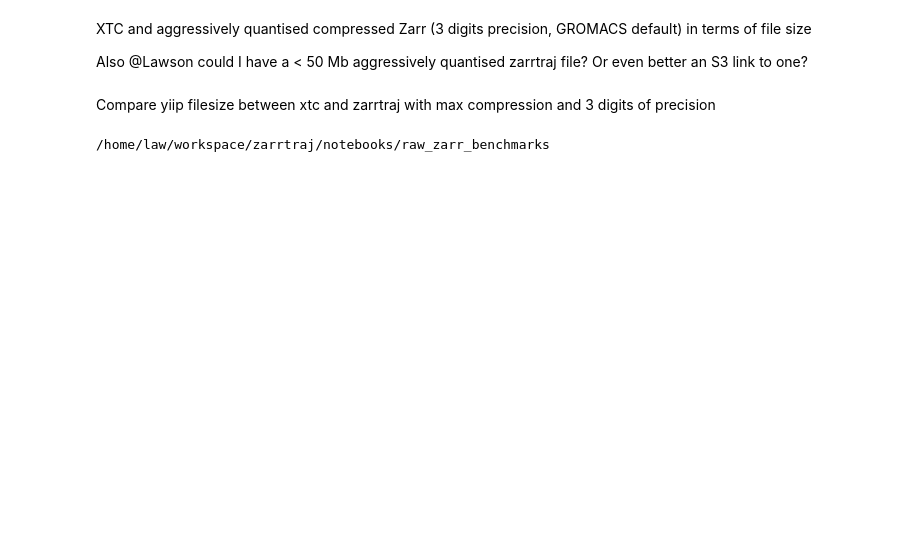
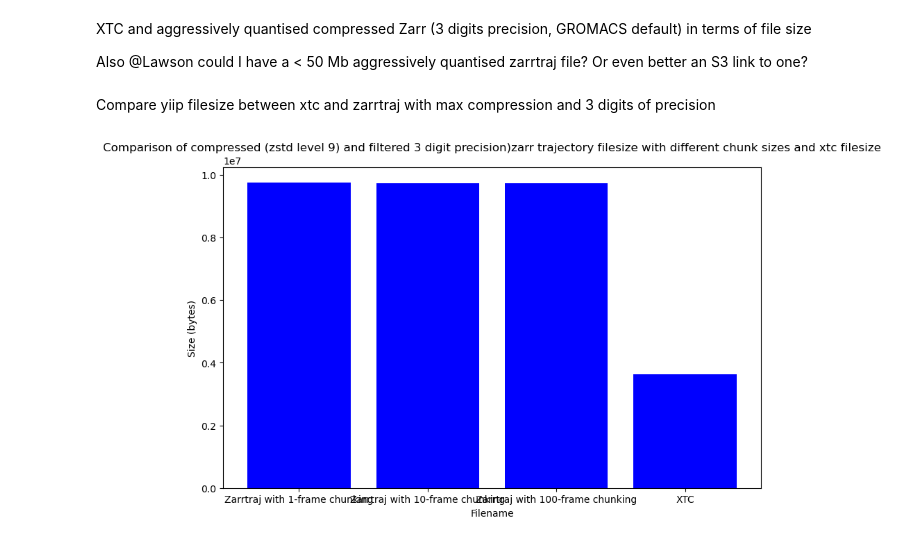
Before and after one commit to Becksteinlab/zarrtraj, a Jupyter notebook: notebooks/raw_zarr_benchmarks/filesize_compressed_filtered.ipynb, the cells around one changed output. Cells and saved outputs as stored; diff of their text form; code cells hidden in the pictures; blank space fills up the shorter version.

```diff
--- a/notebooks/raw_zarr_benchmarks/filesize_compressed_filtered.ipynb
+++ b/notebooks/raw_zarr_benchmarks/filesize_compressed_filtered.ipynb
@@ -21,32 +21,56 @@ import time
 u_yiip = mda.Universe("../notebook_data_tmp/yiip_equilibrium/YiiP_system.pdb", "../notebook_data_tmp/yiip_equilibrium/YiiP_system_90ns_center.xtc")
 
 # Write to zarrtraj with (1, n_atoms, 3) chunks
-filters = [numcodecs.Quantize(digits=3)]
-compressor = numcodecs.Blosc(cname='zstd', clevel=9, chunks=(1, u_yiip.trajectory.n_atoms, 3))
-with mda.Writer("../notebook_data_tmp/yiip_1_frame.zarrtraj", n_frames=u_yiip.trajectory.n_frames, chunks=(1, u_yiip.trajectory.n_atoms, 3),
+filters = [numcodecs.Quantize(digits=3, dtype='f4')]
+compressor = numcodecs.Blosc(cname='zstd', clevel=9)
+with mda.Writer("../notebook_data_tmp/filesize_benchmarks/yiip_1_frame.zarrtraj", u_yiip.trajectory.n_atoms,
+                n_frames=u_yiip.trajectory.n_frames, chunks=(1, u_yiip.trajectory.n_atoms, 3),
                 compressor=compressor, filters=filters) as w:
     for ts in u_yiip.trajectory:
         w.write(u_yiip)
 
 # Write to zarrtraj with (10, n_atoms, 3) chunks
-filters = [numcodecs.Quantize(digits=3)]
-compressor = numcodecs.Blosc(cname='zstd', clevel=9, chunks=(10, u_yiip.trajectory.n_atoms, 3))
-with mda.Writer("../notebook_data_tmp/yiip_1_frame.zarrtraj", n_frames=u_yiip.trajectory.n_frames, chunks=(10, u_yiip.trajectory.n_atoms, 3),
+with mda.Writer("../notebook_data_tmp/filesize_benchmarks/yiip_10_frame.zarrtraj", u_yiip.trajectory.n_atoms,
+                n_frames=u_yiip.trajectory.n_frames, chunks=(10, u_yiip.trajectory.n_atoms, 3),
                 compressor=compressor, filters=filters) as w:
     for ts in u_yiip.trajectory:
         w.write(u_yiip)
 
 # Write to zarrtraj with (100, n_atoms, 3) chunks
-filters = [numcodecs.Quantize(digits=3)]
-compressor = numcodecs.Blosc(cname='zstd', clevel=9, chunks=(100, u_yiip.trajectory.n_atoms, 3))
-with mda.Writer("../notebook_data_tmp/yiip_1_frame.zarrtraj", n_frames=u_yiip.trajectory.n_frames, chunks=(100, u_yiip.trajectory.n_atoms, 3),
+with mda.Writer("../notebook_data_tmp/filesize_benchmarks/yiip_100_frame.zarrtraj", u_yiip.trajectory.n_atoms,
+                n_frames=u_yiip.trajectory.n_frames, chunks=(100, u_yiip.trajectory.n_atoms, 3),
                 compressor=compressor, filters=filters) as w:
     for ts in u_yiip.trajectory:
         w.write(u_yiip)
 
-# Write to xtc
-with mda.Writer("../notebook_data_tmp/yiip.xtc", n_atoms=u_yiip.trajectory.n_atoms) as w:
-    for ts in u_yiip.trajectory:
-        w.write(u_yiip)
+# # Write to xtc
+# with mda.Writer("../notebook_data_tmp/filesize_benchmarks/yiip.xtc", u_yiip.trajectory.n_atoms) as w:
+#     for ts in u_yiip.trajectory:
+#         w.write(u_yiip)
-# %% [output]
-/home/law/workspace/zarrtraj/notebooks/raw_zarr_benchmarks
+# %%
+def filesize(filename):
+    return int(subprocess.check_output(['du','-s', filename]).split()[0].decode('utf-8'))
+# %%
+# File vs filesize
+import matplotlib.pyplot as plt
+
+filesizes= [filesize("../notebook_data_tmp/filesize_benchmarks/yiip_1_frame.zarrtraj"),
+            filesize("../notebook_data_tmp/filesize_benchmarks/yiip_10_frame.zarrtraj"),
+            filesize("../notebook_data_tmp/filesize_benchmarks/yiip_100_frame.zarrtraj"),
+            filesize("../notebook_data_tmp/filesize_benchmarks/yiip.xtc")]
+
+filenames = ["Zarrtraj with 1-frame chunking", "Zarrtraj with 10-frame chunking", "Zarrtraj with 100-frame chunking", "XTC"]
+
+
+plt.figure(figsize=(10, 6))
+plt.bar(filenames, filesizes, color='blue')
+
+plt.title('Comparison of compressed (zstd level 9) and filtered 3 digit precision)' +
+          'zarr trajectory filesize with different chunk sizes and xtc filesize')
+plt.xlabel('Filename')
+plt.ylabel('Size (bytes)')
+
+# Show the graph
+plt.show()
+# %% [output]
+[figure, added]
```
Also changed, not shown: 2 other files.
